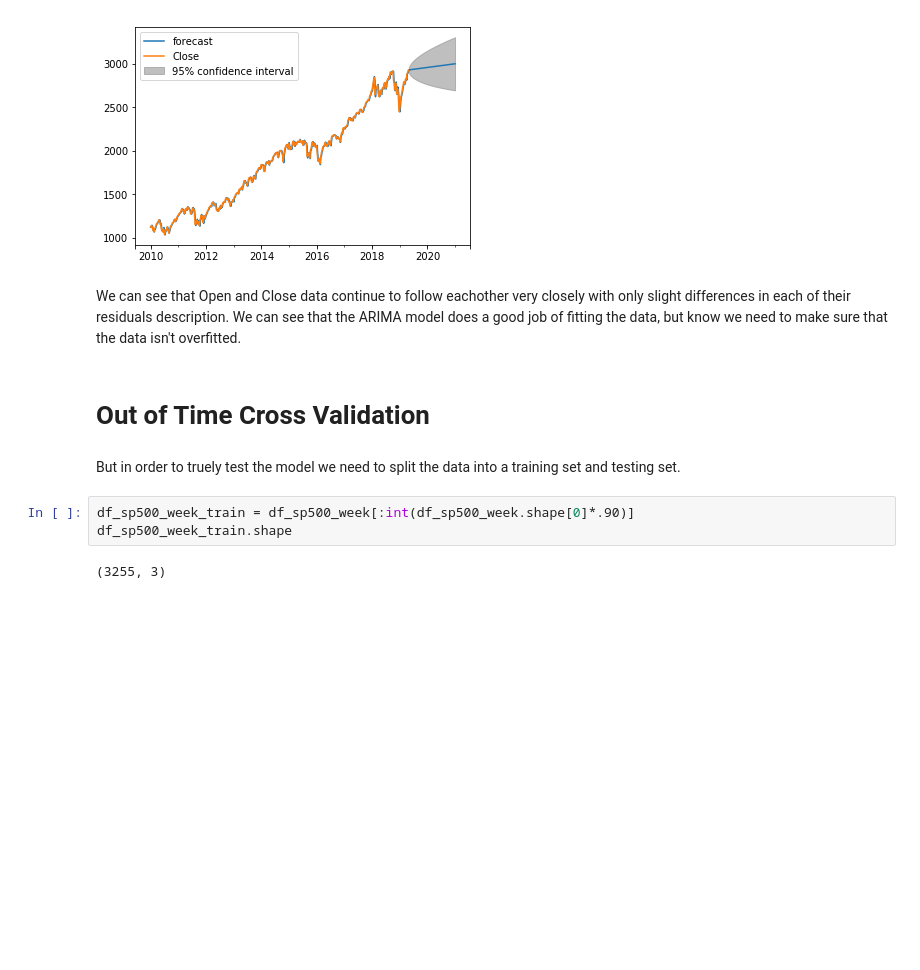
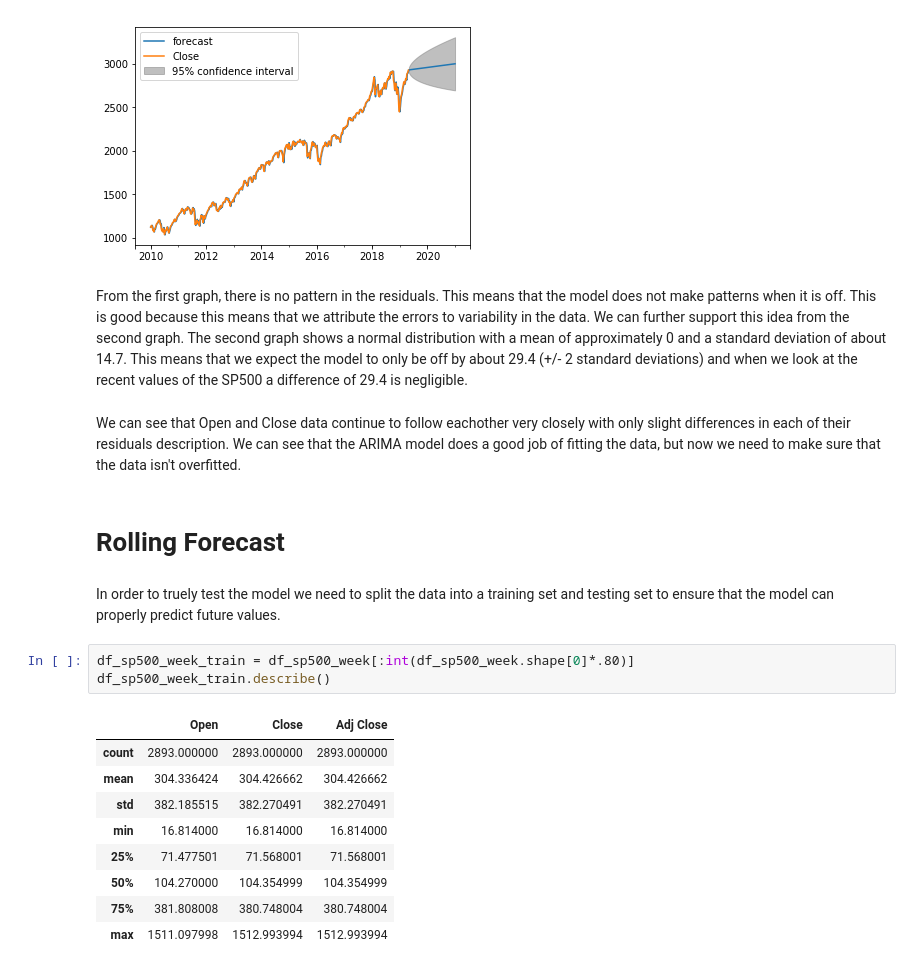
Before and after one commit to Allen-Z-4230/FutureGas, a Jupyter notebook: future_gas_folder/S&P500 Explore.ipynb, the cells around one changed output. Drawn from its saved outputs; the diff is of its cells as text; blank space fills up the shorter version.

```diff
--- a/future_gas_folder/S&P500 Explore.ipynb
+++ b/future_gas_folder/S&P500 Explore.ipynb
@@ -289,15 +292,25 @@ model_fit.plot_predict('2010', '2021', dynamic=False)
 plt.show()
 # %% [output]
 [figure]
+# %% [markdown]
+From the first graph, there is no pattern in the residuals. This means that the model does not make patterns when it is off. This is good because this means that we attribute the errors to variability in the data. We can further support this idea from the second graph. The second graph shows a normal distribution with a mean of approximately 0 and a standard deviation of about 14.7. This means that we expect the model to only be off by about 29.4 (+/- 2 standard deviations) and when we look at the recent values of the SP500 a difference of 29.4 is negligible.
 # %% [markdown]
-We can see that Open and Close data continue to follow eachother very closely with only slight differences in each of their residuals description. We can see that the ARIMA model does a good job of fitting the data, but know we need to make sure that the data isn't overfitted.
+We can see that Open and Close data continue to follow eachother very closely with only slight differences in each of their residuals description. We can see that the ARIMA model does a good job of fitting the data, but now we need to make sure that the data isn't overfitted.
-# %% [markdown]
-# Out of Time Cross Validation
+# %% [markdown]
+# Rolling Forecast
 # %% [markdown]
-But in order to truely test the model we need to split the data into a training set and testing set.
+In order to truely test the model we need to split the data into a training set and testing set to ensure that the model can properly predict future values.
 # %%
-df_sp500_week_train = df_sp500_week[:int(df_sp500_week.shape[0]*.90)]
-df_sp500_week_train.shape
+df_sp500_week_train = df_sp500_week[:int(df_sp500_week.shape[0]*.80)]
+df_sp500_week_train.describe()
 # %% [output]
-(3255, 3)
+|  | Open | Close | Adj Close |
+| count | 2893.000000 | 2893.000000 | 2893.000000 |
+| mean | 304.336424 | 304.426662 | 304.426662 |
+| std | 382.185515 | 382.270491 | 382.270491 |
+| min | 16.814000 | 16.814000 | 16.814000 |
+| 25% | 71.477501 | 71.568001 | 71.568001 |
+| 50% | 104.270000 | 104.354999 | 104.354999 |
+| 75% | 381.808008 | 380.748004 | 380.748004 |
+| max | 1511.097998 | 1512.993994 | 1512.993994 |
 # %%
```
Also changed, not shown: parts of 19 cells of this notebook.
